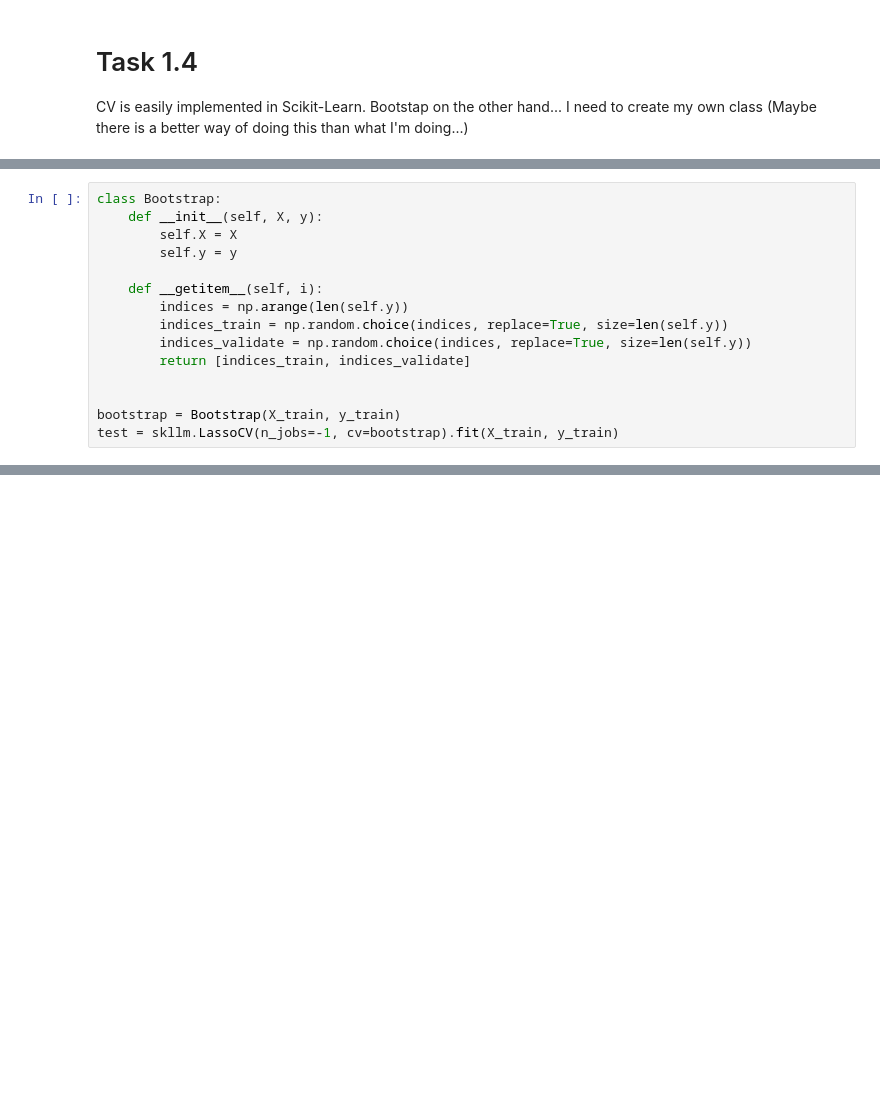
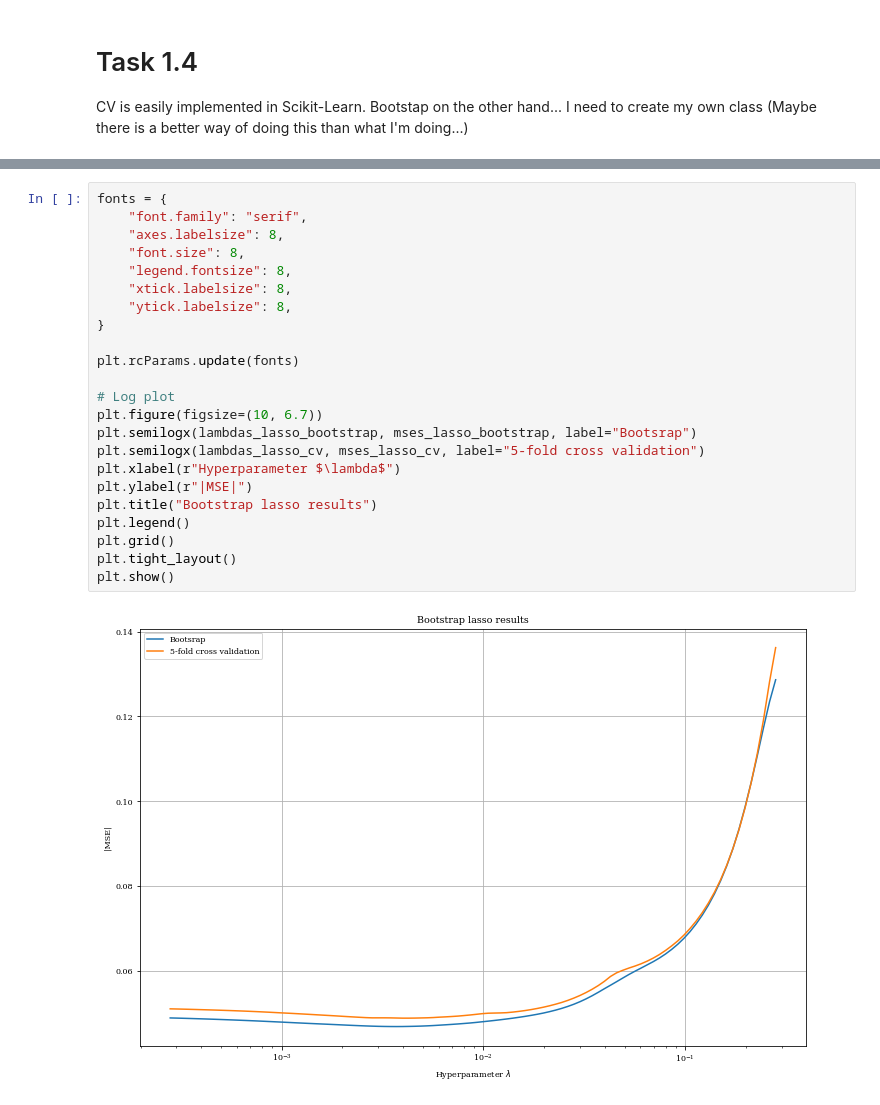
Before and after one commit to bernharl/STK-IN4300-oblig2, a Jupyter notebook: Oblig2 STK-IN Bernhard.ipynb, the cells around one changed output, grey strips where cells are left out. Cells and saved outputs as stored; diff of their text form; blank space fills up the shorter version.

```diff
--- a/Oblig2 STK-IN Bernhard.ipynb
+++ b/Oblig2 STK-IN Bernhard.ipynb
@@ -432,15 +432,0 @@ This seems to be worse than forward and backward selection. Now I need to make a
-# %%
-class Bootstrap:
-    def __init__(self, X, y):
-        self.X = X
-        self.y = y
-
-    def __getitem__(self, i):
-        indices = np.arange(len(self.y))
-        indices_train = np.random.choice(indices, replace=True, size=len(self.y))
-        indices_validate = np.random.choice(indices, replace=True, size=len(self.y))
-        return [indices_train, indices_validate]
-
-
-bootstrap = Bootstrap(X_train, y_train)
-test = skllm.LassoCV(n_jobs=-1, cv=bootstrap).fit(X_train, y_train)
@@ -449,0 +484,25 @@ ValueError: Expected cv as an integer, cross-validation object (from sklearn.mod
+# %%
+fonts = {
+    "font.family": "serif",
+    "axes.labelsize": 8,
+    "font.size": 8,
+    "legend.fontsize": 8,
+    "xtick.labelsize": 8,
+    "ytick.labelsize": 8,
+}
+
+plt.rcParams.update(fonts)
+
+# Log plot
+plt.figure(figsize=(10, 6.7))
+plt.semilogx(lambdas_lasso_bootstrap, mses_lasso_bootstrap, label="Bootsrap")
+plt.semilogx(lambdas_lasso_cv, mses_lasso_cv, label="5-fold cross validation")
+plt.xlabel(r"Hyperparameter $\lambda$")
+plt.ylabel(r"|MSE|")
+plt.title("Bootstrap lasso results")
+plt.legend()
+plt.grid()
+plt.tight_layout()
+plt.show()
+# %% [output]
+[figure, added]
```
Also changed, not shown: parts of 10 cells of this notebook.
